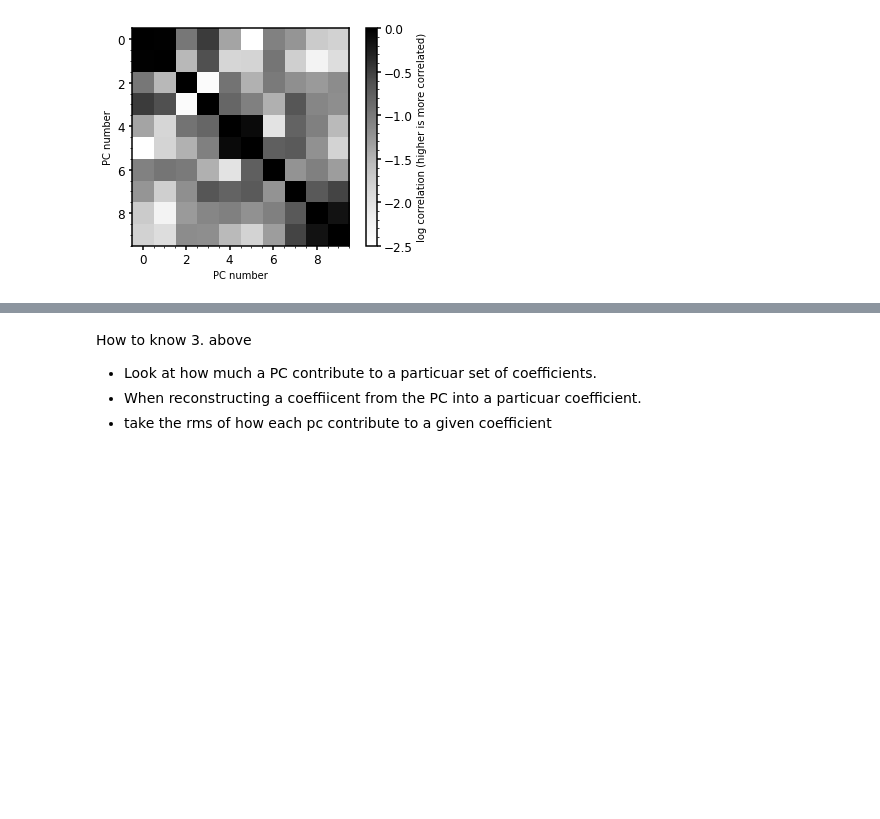
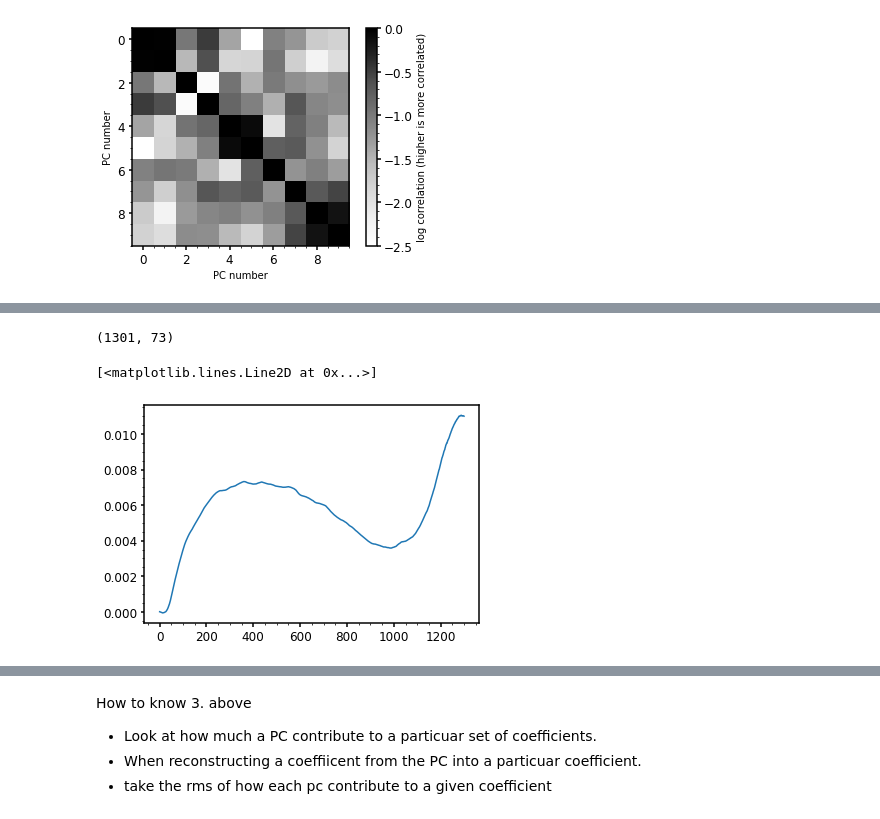
Before and after one commit to jngaravitoc/time-dependent-BFE, a Jupyter notebook: scripts/mssa/mssa-scf.ipynb, the cells around one changed output, grey strips where cells are left out. Saved outputs shown, nothing was run; the diff lists cells and outputs as text; code cells hidden in the pictures; blank space fills up the shorter version.

Commit message:
reading exp coefficients

```diff
--- a/scripts/mssa/mssa-scf.ipynb
+++ b/scripts/mssa/mssa-scf.ipynb
@@ -464,0 +465,45 @@ for t in range(400):
+# %%
+# index
+
+np.shape(MW)
+# %% [output]
+(1301, 73)
+# %%
+MW = np.genfromtxt('../../data/mikes/LilleengenMW.txt')
+# %%
+tmax = len(MW[:,0])
+nmax = 8
+lmax = 3
+mmax = 3
+ncolumns = nmax*lmax*mmax + 1 # + 1 is time
+# %%
+def reading_exp_halo(coefficients, tmax, nmax, lmax, mmax):
+    """
+    Following EXP format: ###
+    columns
+    t, l=0 m=0 n=0,  l=0, m=0, n=1 ... l=1, m=0,
+    3*8*3
+    """
+    Ajnlm_sin = np.zeros((tmax, nmax, lmax, mmax))
+    Ajnlm_cos = np.zeros((tmax, nmax, lmax, mmax))
+    for t in range(tmax):
+        columns=1
+        for n in range(0, nmax):
+            for l in range(lmax):
+                for m in range(l+1):
+                    if m==0:
+                        Ajnlm_cos[t, n, l, m] = coefficients[t,columns]
+                        columns+=1
+                    if m>0:
+                        Ajnlm_cos[t, n, l, m] = coefficients[t,columns]
+                        columns+=1
+                        Ajnlm_sin[t, n, l, m] = coefficients[t,columns]
+                        columns+=1
+    return Ajnlm_cos, Ajnlm_sin
+# %%
+Amw_exp_cos, Amw_exp_sin = reading_exp_halo(MW, tmax, nmax, lmax, mmax)
+# %%
+plt.plot(Amw_exp_cos[:,0,0,0]/Amw_exp_cos[0,0,0,0] -1)
+# %% [output]
+[<matplotlib.lines.Line2D at 0x...>]
+[figure, added]
```
Also changed, not shown: parts of 26 cells of this notebook.
